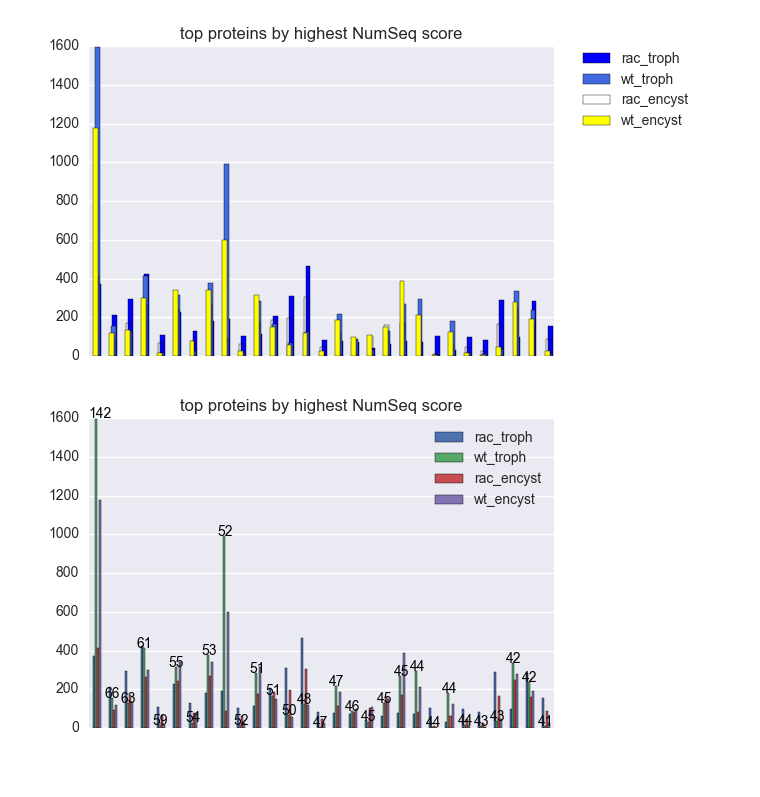
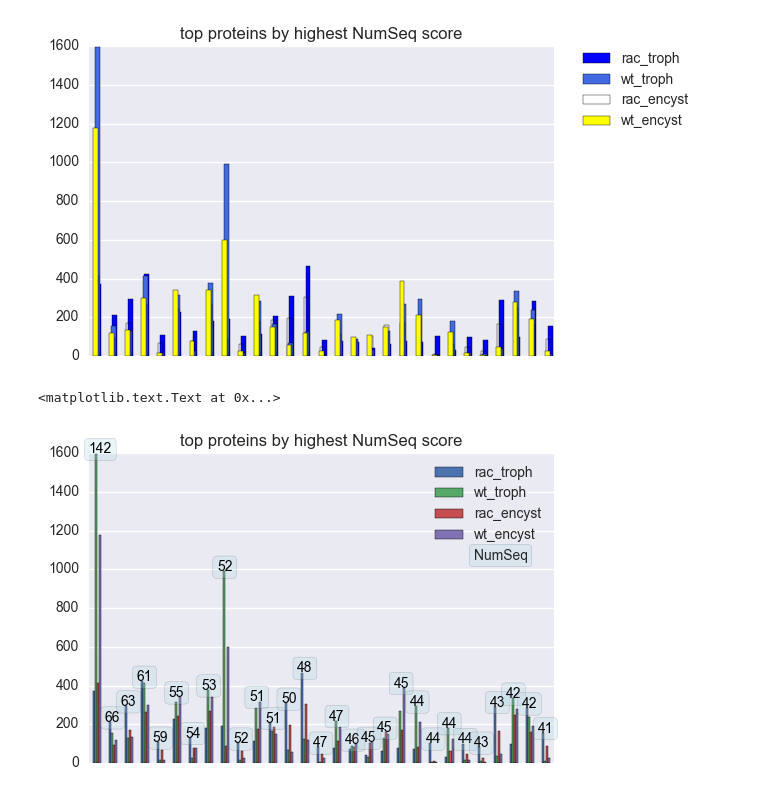
Before and after one commit to atpased/Giardia-encystation-Rac-interactors-, a Jupyter notebook: Giardia.ipynb, the cells around one changed output. Saved outputs shown, nothing was run; the diff lists cells and outputs as text; code cells hidden in the pictures.

Commit message:
completed numseq chart
With boxed numseq values above maximum y-value

```diff
--- a/Giardia.ipynb
+++ b/Giardia.ipynb
@@ -72,18 +72,21 @@ plt.legend(bbox_to_anchor=(1.05, 1), loc=2, borderaxespad=0.)
 # %%
 #numSeqScores = high_prot_test.loc[:,'NumSeq']
 high_prot_test = high_prot.loc[:,'rac_troph':'wt_encyst']
 high_prot_numSeq = np.array(high_prot.loc[:,'NumSeq'])
 high_prot_test.plot(kind = 'bar')
 ax = plt.axes()
 ax.set_title('top proteins by highest NumSeq score')
 x_axis = ax.axes.get_xaxis()
 x_axis.set_visible(False)
+
+y = np.array(high_prot_test.max(axis = 1))
 x = np.arange(len(high_prot_test))
-y = np.array(high_prot_test.wt_troph)
 for i, j in zip(x, y):
-    ax.annotate(str(high_prot_numSeq[i]), xy = (i - 0.5,j + 1), color = 'black')
+    ax.annotate(str(high_prot_numSeq[i]), xy = (i - 0.5,j + 1), color = 'black', bbox = dict(facecolor = 'lightblue', edgecolor = 'black', alpha = 0.25, boxstyle = 'round'))
+ax.text(23.5, 1050, "NumSeq", bbox = dict(facecolor = 'lightblue', edgecolor = 'black', alpha = 0.25, boxstyle = 'round'))
 # %% [output]
+<matplotlib.text.Text at 0x...>
-[figure, old version]
+[figure, new version]
 # %%
 #writes Fasta ID column to csv file for upload at Giardiadb.org
 sig_data['Fasta ID'].to_csv('Rac_Interactors_by_NumSeq.fasta')
```
